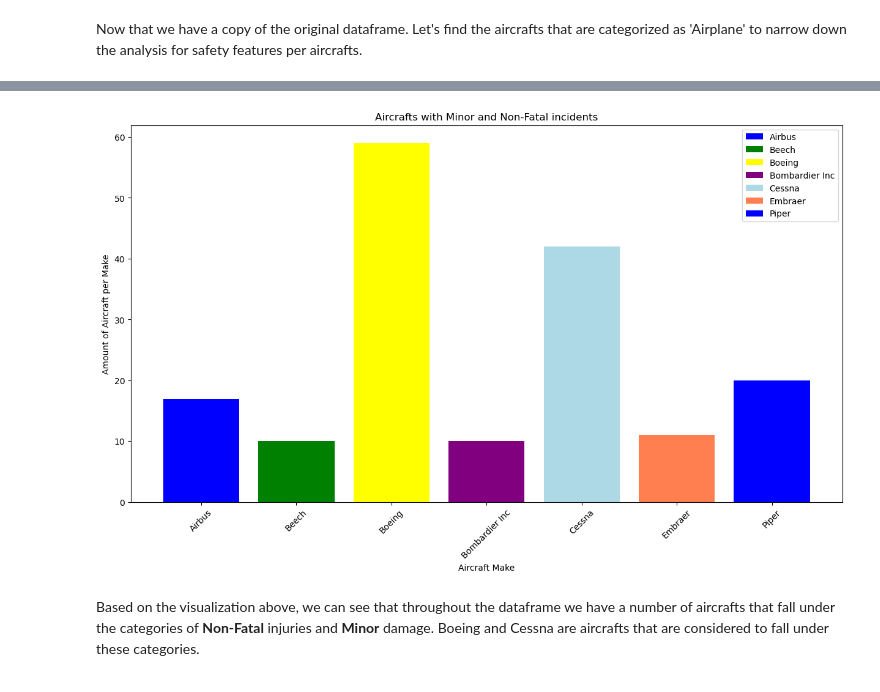
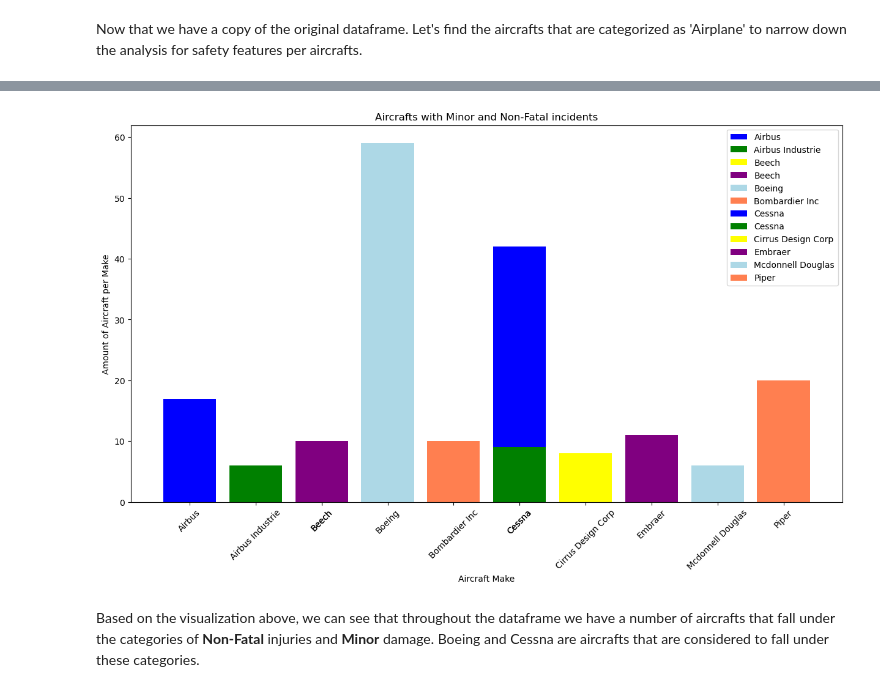
Before and after one commit to omendez930/Aircraft_purchase_analysis, a Jupyter notebook: Index.ipynb, the cells around one changed output, grey strips where cells are left out. Drawn from its saved outputs; the diff is of its cells as text; code cells hidden in the pictures.

Commit message:
Made changes to calculations, adding functions and  changing visualizations

```diff
--- a/Index.ipynb
+++ b/Index.ipynb
@@ -680,5 +681,5 @@ grouped_data.loc[(grouped_data['Aircraft.Category'] == 'Airplane') & (grouped_da
 | 124 | Piper |
 # %%
-make_over_ten_aircrafts =  grouped_data[(grouped_data['Number_of_Aircrafts'] >= 10) & (grouped_data['Aircraft.Category'] == 'Airplane')]
+make_with_five_or_more_aircrafts =  grouped_data[(grouped_data['Number_of_Aircrafts'] >= 5) & (grouped_data['Aircraft.Category'] == 'Airplane')]
 # %%
 # make_over_10 = grouped_data[grouped_data['Number_of_Aircrafts'] >= 10]
@@ -696,17 +688,20 @@ make_over_ten_aircrafts
 # %%
 fig, ax = plt.subplots(figsize=(15,8))
+# offset = 0.2
+# x_positions = np.arange(len(make_with_five_or_more_aircrafts['Make']))
 
-# colors=[grouped_data['Injury.Severity'], grouped_data['Aircraft.damage']]
-ax.bar(make_over_ten_aircrafts['Make'], make_over_ten_aircrafts['Number_of_Aircrafts'], label=make_over_ten_aircrafts['Make'], color=color)
-# ax.plot(make_over_10['Make'], make_over_10['Count'], marker='o')
+ax.bar(make_with_five_or_more_aircrafts['Make'], make_with_five_or_more_aircrafts['Number_of_Aircrafts'], label=make_with_five_or_more_aircrafts['Make'], color=color)
+
 ax.set_xlabel('Aircraft Make')
 ax.set_ylabel('Amount of Aircraft per Make')
 ax.set_title('Aircrafts with Minor and Non-Fatal incidents')
-ax.set_xticklabels(make_over_ten_aircrafts['Make'],rotation=45)
+ax.set_xticks(make_with_five_or_more_aircrafts['Make'])  # Set the actual values for x-axis ticks
+ax.set_xticklabels(make_with_five_or_more_aircrafts['Make'], rotation=45)  # Set the labels for x-axis ticks
 ax.legend()
-plt.show();
+
+plt.show()
 # %% [output]
-[figure, old version]
+[figure, new version]
 # %%
 fig.savefig('Aircrafts_with_minor_and_fatal_incidents')
 # %% [markdown]
```
Also changed, not shown: parts of 37 cells of this notebook, 7 other files.
